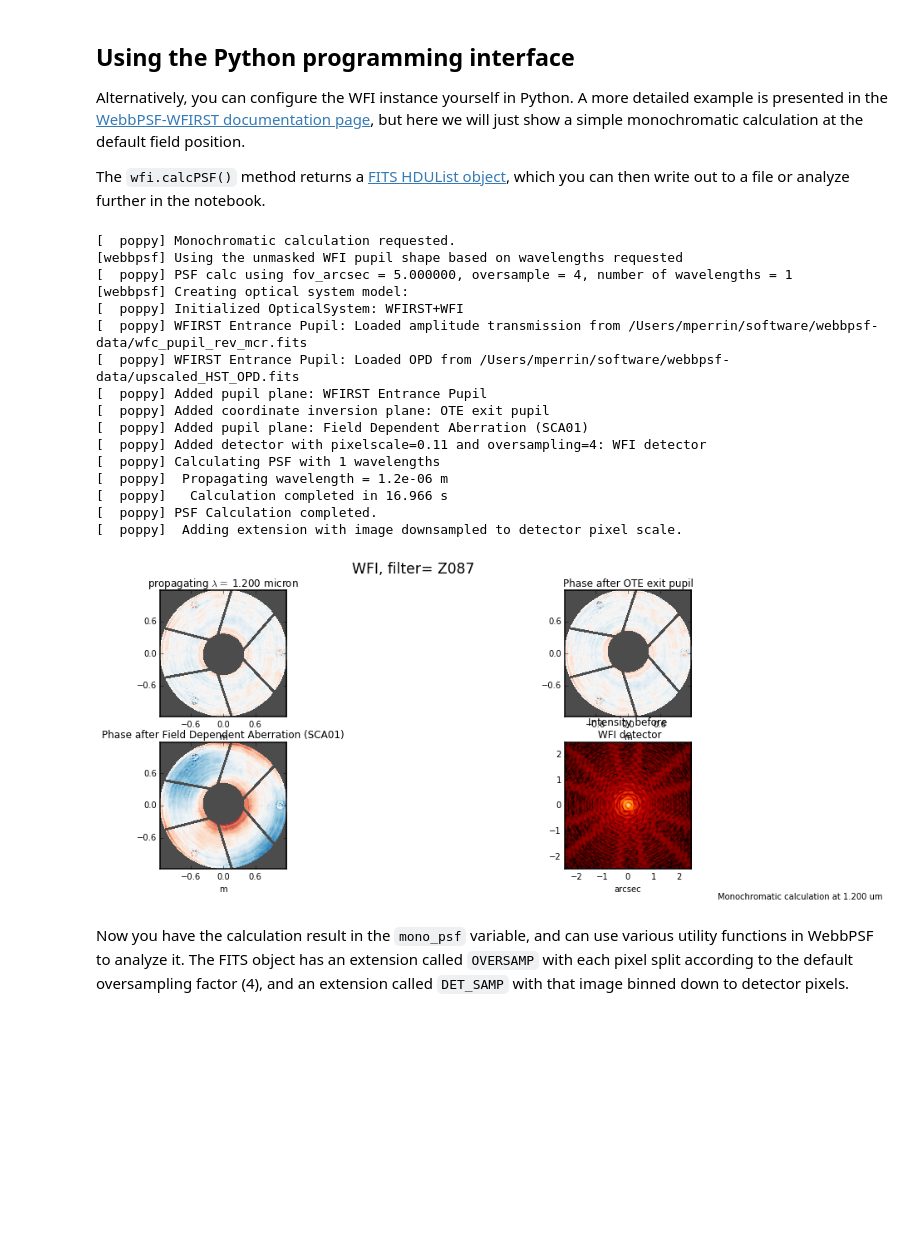
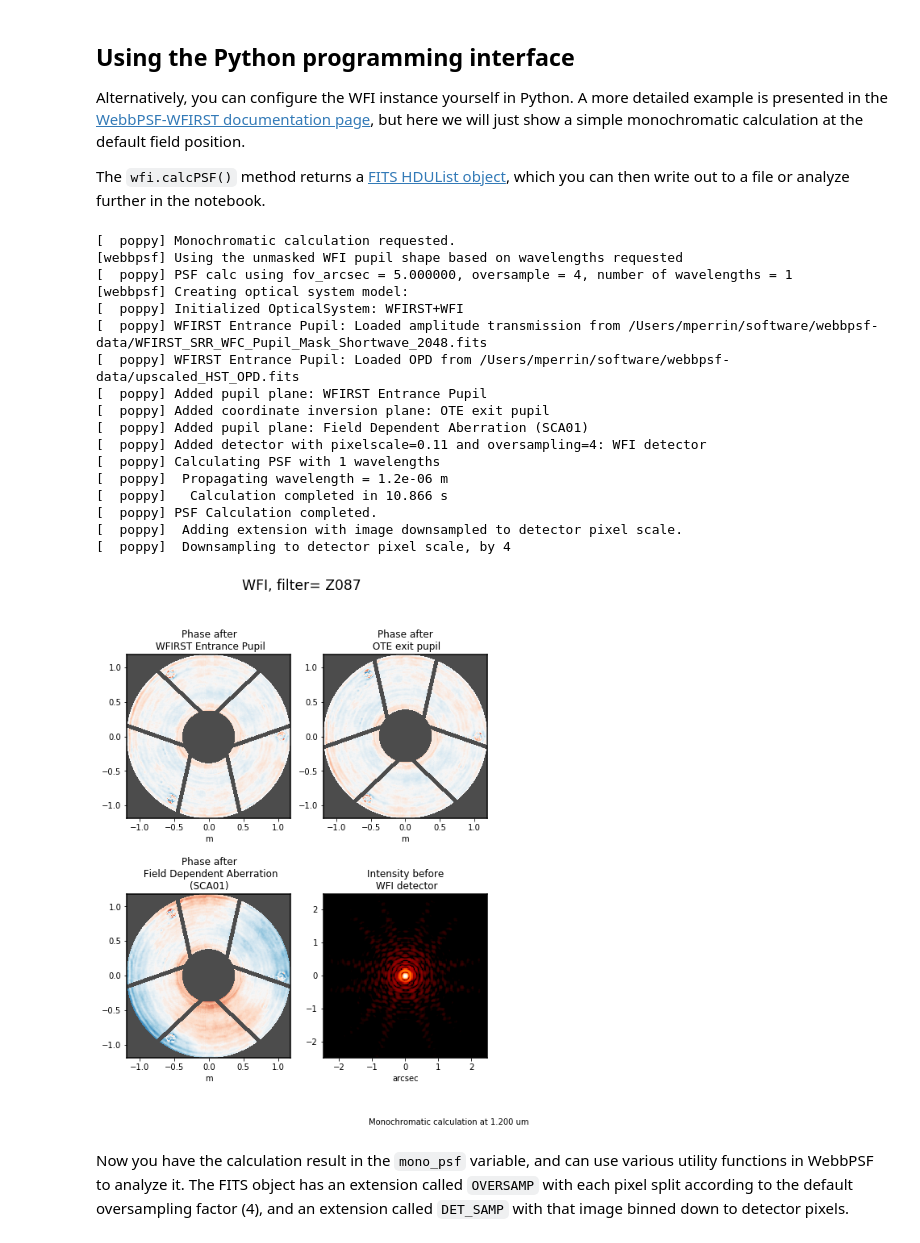
Before and after one commit to spacetelescope/webbpsf, a Jupyter notebook: notebooks/WebbPSF-WFIRST_Tutorial.ipynb, the cells around one changed output. Cells and saved outputs as stored; diff of their text form; code cells hidden in the pictures; blank space fills up the shorter version.

Commit message:
Update/refresh WFIRST tutorial notebook in minor ways for 0.7 [ci skip]

```diff
--- a/notebooks/WebbPSF-WFIRST_Tutorial.ipynb
+++ b/notebooks/WebbPSF-WFIRST_Tutorial.ipynb
@@ -13,7 +13,7 @@ Before we can do a calculation, we must set up the notebook by importing the pac
 # %%
 %matplotlib inline
 import matplotlib
-matplotlib.rcParams['figure.figsize'] = (16, 6)  # make the default figure size larger
+matplotlib.rcParams['figure.figsize'] = (16, 7)  # make the default figure size larger
 matplotlib.rcParams['image.interpolation'] = 'nearest'  # don't blur/smooth image plots
 from matplotlib import pyplot as plt
 import webbpsf
@@ -70,25 +86,27 @@ Alternatively, you can configure the WFI instance yourself in Python. A more det
 
 The `wfi.calcPSF()` method returns a [FITS HDUList object](http://docs.astropy.org/en/stable/io/fits/index.html), which you can then write out to a file or analyze further in the notebook.
 # %%
+plt.figure(figsize=(8,10))
 mono_psf = wfi.calc_psf(monochromatic=1.2e-6, display=True)
 # %% [output]
 [  poppy] Monochromatic calculation requested.
 [webbpsf] Using the unmasked WFI pupil shape based on wavelengths requested
 [  poppy] PSF calc using fov_arcsec = 5.000000, oversample = 4, number of wavelengths = 1
 [webbpsf] Creating optical system model:
 [  poppy] Initialized OpticalSystem: WFIRST+WFI
-[  poppy] WFIRST Entrance Pupil: Loaded amplitude transmission from /Users/mperrin/software/webbpsf-data/wfc_pupil_rev_mcr.fits
+[  poppy] WFIRST Entrance Pupil: Loaded amplitude transmission from /Users/mperrin/software/webbpsf-data/WFIRST_SRR_WFC_Pupil_Mask_Shortwave_2048.fits
 [  poppy] WFIRST Entrance Pupil: Loaded OPD from /Users/mperrin/software/webbpsf-data/upscaled_HST_OPD.fits
 [  poppy] Added pupil plane: WFIRST Entrance Pupil
 [  poppy] Added coordinate inversion plane: OTE exit pupil
 [  poppy] Added pupil plane: Field Dependent Aberration (SCA01)
 [  poppy] Added detector with pixelscale=0.11 and oversampling=4: WFI detector
 [  poppy] Calculating PSF with 1 wavelengths
 [  poppy]  Propagating wavelength = 1.2e-06 m
-[  poppy]   Calculation completed in 16.966 s
+[  poppy]   Calculation completed in 10.866 s
 [  poppy] PSF Calculation completed.
 [  poppy]  Adding extension with image downsampled to detector pixel scale.
+[  poppy]  Downsampling to detector pixel scale, by 4
-[figure, old version]
+[figure, new version]
 # %% [markdown]
 Now you have the calculation result in the `mono_psf` variable, and can use various utility functions in WebbPSF to analyze it. The FITS object has an extension called `OVERSAMP` with each pixel split according to the default oversampling factor (4), and an extension called `DET_SAMP` with that image binned down to detector pixels.
 # %%
```
Also changed, not shown: parts of 7 cells of this notebook.
